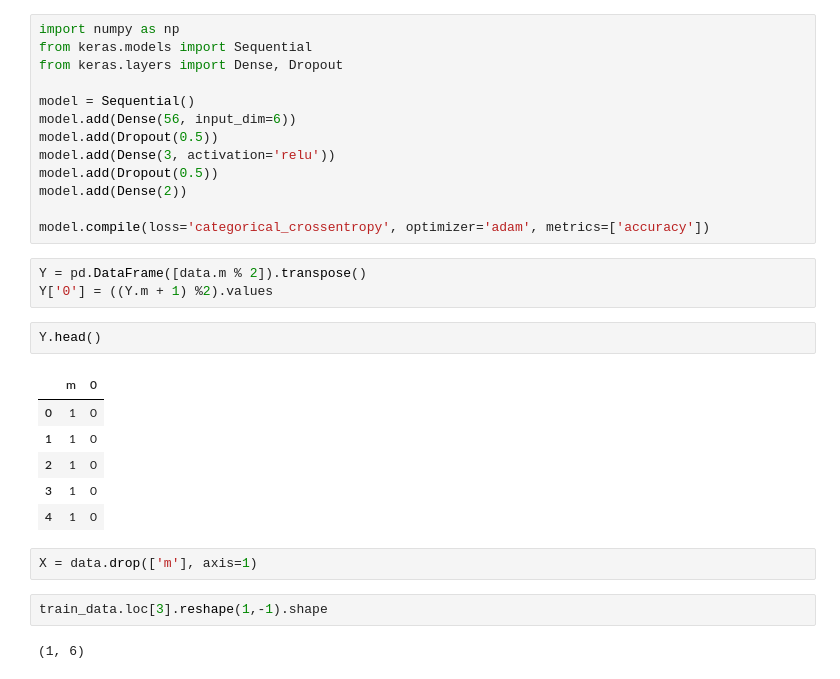
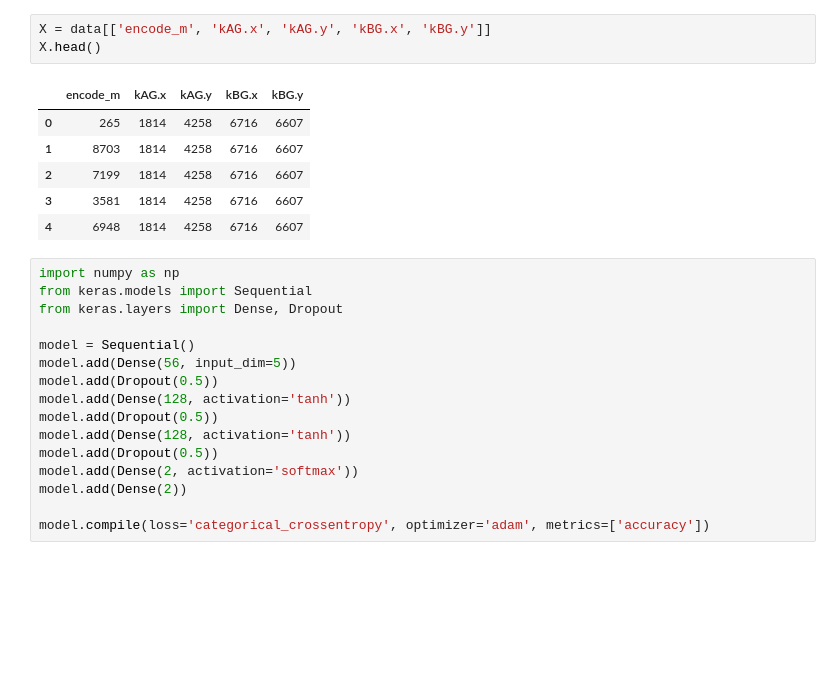
Before and after one commit to beckroach/ECC, a Jupyter notebook: train_data.ipynb, the cells around one changed output. Cells and saved outputs as stored; diff of their text form; blank space fills up the shorter version.

```diff
--- a/train_data.ipynb
+++ b/train_data.ipynb
@@ -14,31 +36,26 @@ data.head()
+# %%
+X = data[['encode_m', 'kAG.x', 'kAG.y', 'kBG.x', 'kBG.y']]
+X.head()
+# %% [output]
+|  | encode_m | kAG.x | kAG.y | kBG.x | kBG.y |
+| 0 | 265 | 1814 | 4258 | 6716 | 6607 |
+| 1 | 8703 | 1814 | 4258 | 6716 | 6607 |
+| 2 | 7199 | 1814 | 4258 | 6716 | 6607 |
+| 3 | 3581 | 1814 | 4258 | 6716 | 6607 |
+| 4 | 6948 | 1814 | 4258 | 6716 | 6607 |
 # %%
 import numpy as np
 from keras.models import Sequential
 from keras.layers import Dense, Dropout
 
 model = Sequential()
-model.add(Dense(56, input_dim=6))
+model.add(Dense(56, input_dim=5))
 model.add(Dropout(0.5))
-model.add(Dense(3, activation='relu'))
+model.add(Dense(128, activation='tanh'))
 model.add(Dropout(0.5))
+model.add(Dense(128, activation='tanh'))
+model.add(Dropout(0.5))
+model.add(Dense(2, activation='softmax'))
 model.add(Dense(2))
 
 model.compile(loss='categorical_crossentropy', optimizer='adam', metrics=['accuracy'])
-# %%
-Y = pd.DataFrame([data.m % 2]).transpose()
-Y['0'] = ((Y.m + 1) %2).values
-# %%
-Y.head()
-# %% [output]
-|  | m | 0 |
-| 0 | 1 | 0 |
-| 1 | 1 | 0 |
-| 2 | 1 | 0 |
-| 3 | 1 | 0 |
-| 4 | 1 | 0 |
-# %%
-X = data.drop(['m'], axis=1)
-# %%
-train_data.loc[3].reshape(1,-1).shape
-# %% [output]
-(1, 6)
```
Also changed, not shown: parts of 14 cells of this notebook, 3 other files.
